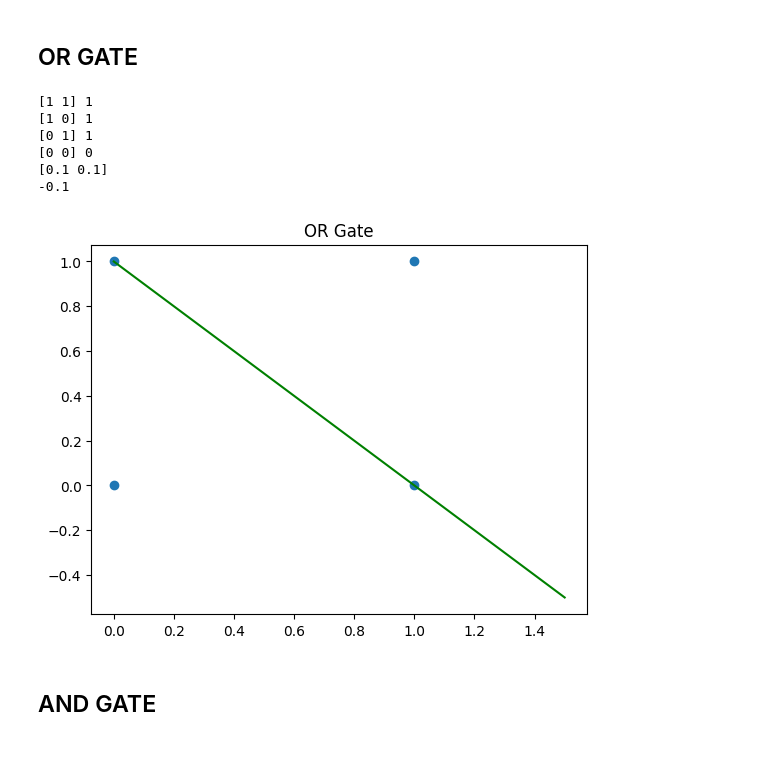
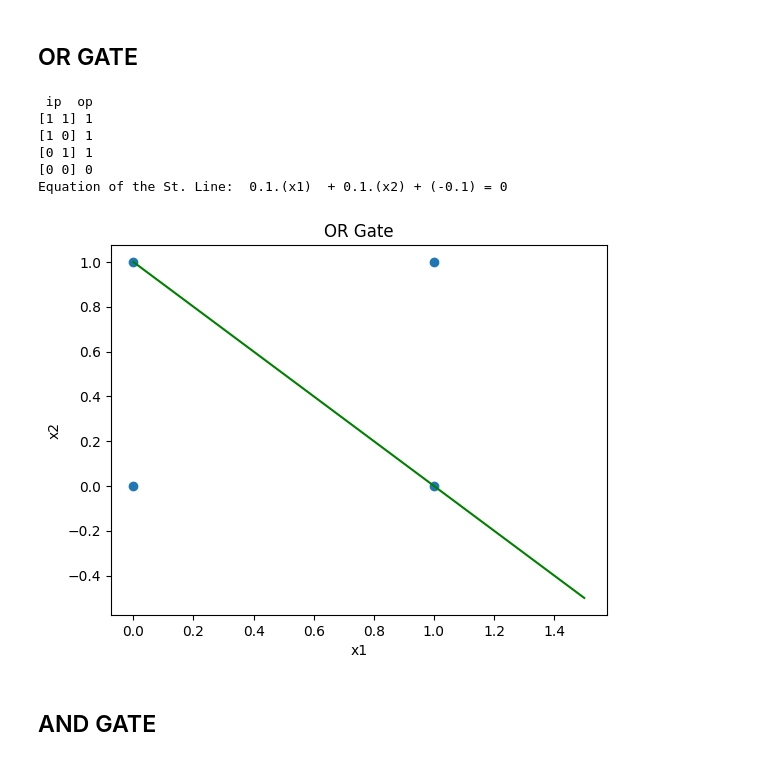
Before and after one commit to Programmer-Bose/Computational_Intelligence, a Jupyter notebook: Perceptron/test.ipynb, the cells around one changed output. Saved outputs shown, nothing was run; the diff lists cells and outputs as text; code cells hidden in the pictures.

```diff
--- a/Perceptron/test.ipynb
+++ b/Perceptron/test.ipynb
@@ -13,25 +13,29 @@ y = np.array([1, 1, 1, 0])
 
 pt_OR.fit(X, y)
 
+print(" ip  op")
 for ips in X:
     print(ips,pt_OR.predict(np.array(ips)))
-print(pt_OR.weights)
-print(pt_OR.bias)
+
+eqn_OR = "{}.(x1)  + {}.(x2) + ({}) = 0".format(pt_OR.weights[0],pt_OR.weights[1],pt_OR.bias)
+print ("Equation of the St. Line: ", eqn_OR)
+# print(pt_OR.weights)
+# print(pt_OR.bias)
 # %% [output]
+ ip  op
 [1 1] 1
 [1 0] 1
 [0 1] 1
 [0 0] 0
-[0.1 0.1]
--0.1
+Equation of the St. Line:  0.1.(x1)  + 0.1.(x2) + (-0.1) = 0
 # %%
 plt.scatter(np.hsplit(X,2)[0],np.hsplit(X,2)[1])
 x_ = np.linspace(0, 1.5, 5)
-plt.title('OR Gate')
+plt.xlabel("x1"),plt.ylabel("x2"),plt.title('OR Gate')
 plt.plot(x_,-(pt_OR.bias + pt_OR.weights[0]*x_)/(pt_OR.weights[0]),'-g')
 plt.show()
 # %% [output]
-[figure, old version]
+[figure, new version]
 # %% [markdown]
 <h2> AND GATE
 # %%
```
Also changed, not shown: parts of 7 cells of this notebook, 3 other files.
